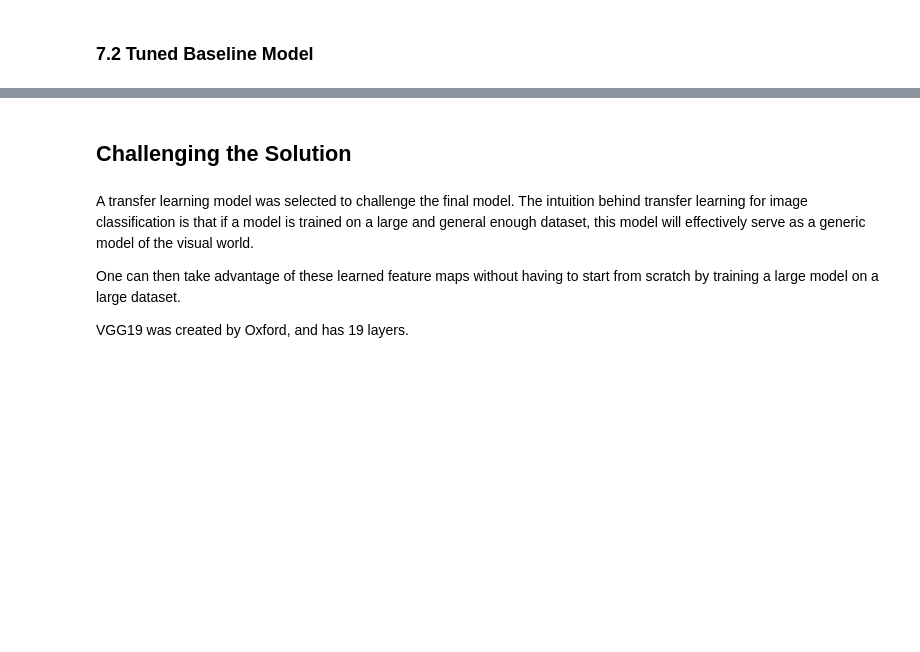
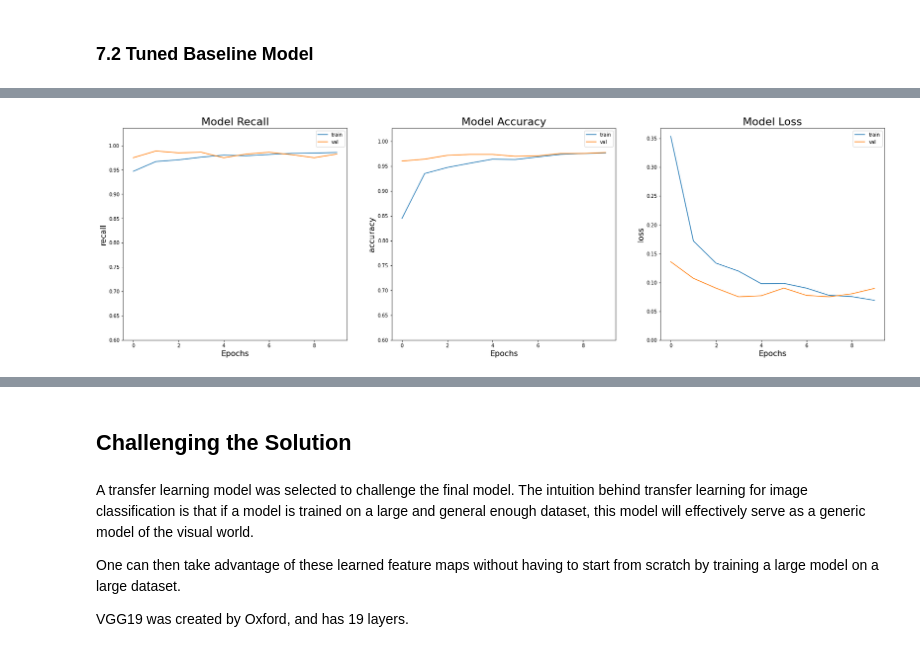
Before and after one commit to fredtush/Image-Classification-with-CNN, a Jupyter notebook: Image_Classification_with_Deep_Learning.ipynb, the cells around one changed output, grey strips where cells are left out. Drawn from its saved outputs; the diff is of its cells as text; code cells hidden in the pictures; blank space fills up the shorter version.

Commit message:
Added a third model

```diff
--- a/Image_Classification_with_Deep_Learning.ipynb
+++ b/Image_Classification_with_Deep_Learning.ipynb
@@ -433,0 +517,41 @@ plotting_visualizations(base_tuned_result)
+# %%
+#
+
+third_model.add(Input(shape=input_shape))
+
+third_model.add(Conv2D(32, (3, 3), activation='relu'))
+third_model.add(MaxPooling2D(pool_size=(2, 2)))
+
+third_model.add(Conv2D(32, (3, 3), activation='relu'))
+third_model.add(MaxPooling2D(pool_size=(2, 2)))
+
+third_model.add(Conv2D(64, (3, 3), activation='relu'))
+third_model.add(MaxPooling2D(pool_size=(2, 2)))
+
+third_model.add(Flatten())
+third_model.add(Dense(64, activation='relu'))
+third_model.add(Dropout(0.5))
+
+third_model.add(Dense(1, activation='sigmoid'))
+# %%
+#
+
+third_model.compile(optimizer ='adam',
+                    loss = "binary_crossentropy",
+                    metrics = [tf.keras.metrics.Recall(name = 'recall'),
+                               'accuracy']
+                    )
+# %%
+# fit baseline model
+
+third_start = time.time()
+
+third_result = third_model.fit(train_images,
+                               train_labels,
+                               epochs = 10,
+                               batch_size = 32,
+                               validation_split = 0.2
+                               )
+
+third_stop = time.time()
+print(f'Time taken to fit the baseline model was {round(third_stop - third_start, 3)} seconds')
@@ -433,0 +576,4 @@ plotting_visualizations(base_tuned_result)
+# %%
+plotting_visualizations(third_result)
+# %% [output]
+[figure, added]
```
Also changed, not shown: parts of 24 cells of this notebook.
